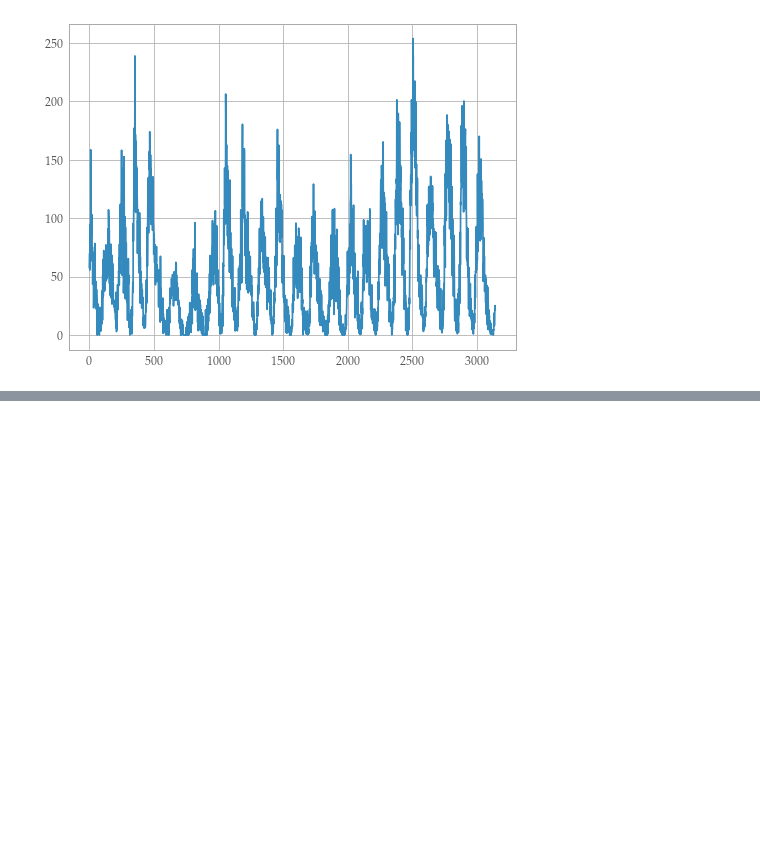
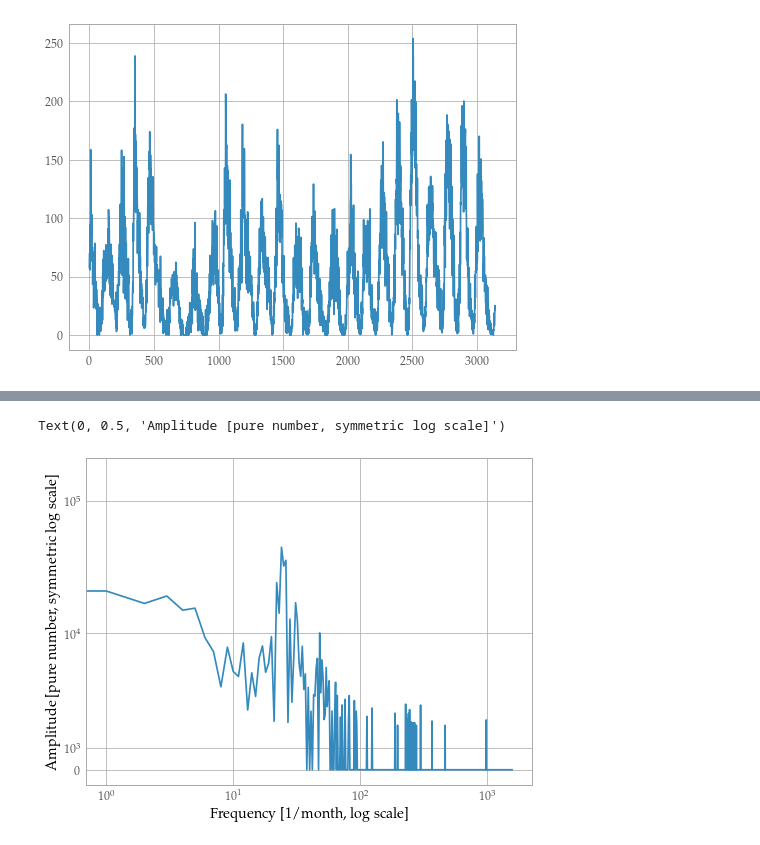
Before and after one commit to jacopok/python-testing, a Jupyter notebook: numerical_methods/fourier-10/Sunspots.ipynb, the cells around one changed output, grey strips where cells are left out. Cells and saved outputs as stored; diff of their text form; code cells hidden in the pictures; blank space fills up the shorter version.

```diff
--- a/numerical_methods/fourier-10/Sunspots.ipynb
+++ b/numerical_methods/fourier-10/Sunspots.ipynb
@@ -64 +63,14 @@ plt.loglog(abs(dnft))
+# %%
+# denoising: we discard the terms in the transform
+# which have frequencies less than a certain threshold
+
+threshold = 2e3
+dnft = np.where(abs(ft)>threshold, ft, 0)
+plt.loglog(abs(dnft))
+plt.yscale('symlog', linthreshy = threshold, linscaley=.3)
+plt.xlabel('Frequency [$1 / \\text{month}$, log scale]')
+plt.ylabel('Amplitude [pure number, symmetric log scale]')
+# %% [output]
+Text(0, 0.5, 'Amplitude [pure number, symmetric log scale]')
+[figure, added]
 # %%
```
Also changed, not shown: parts of 9 cells of this notebook.
